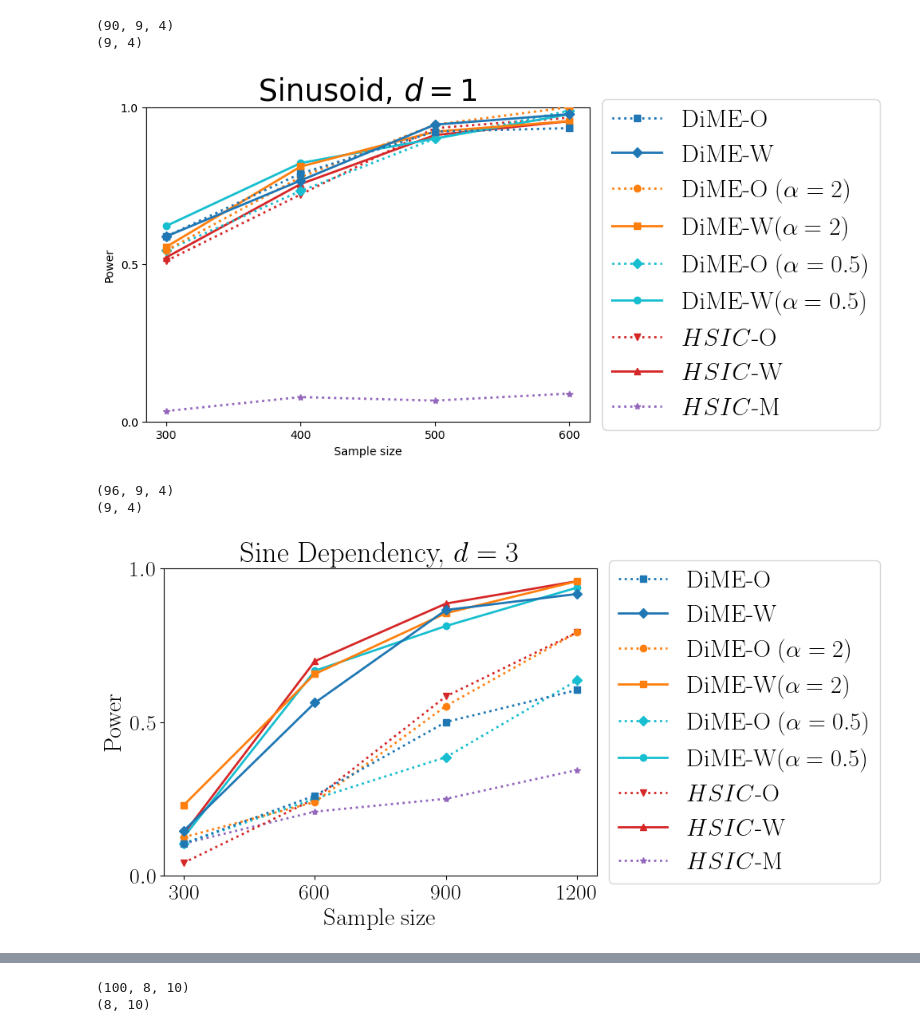
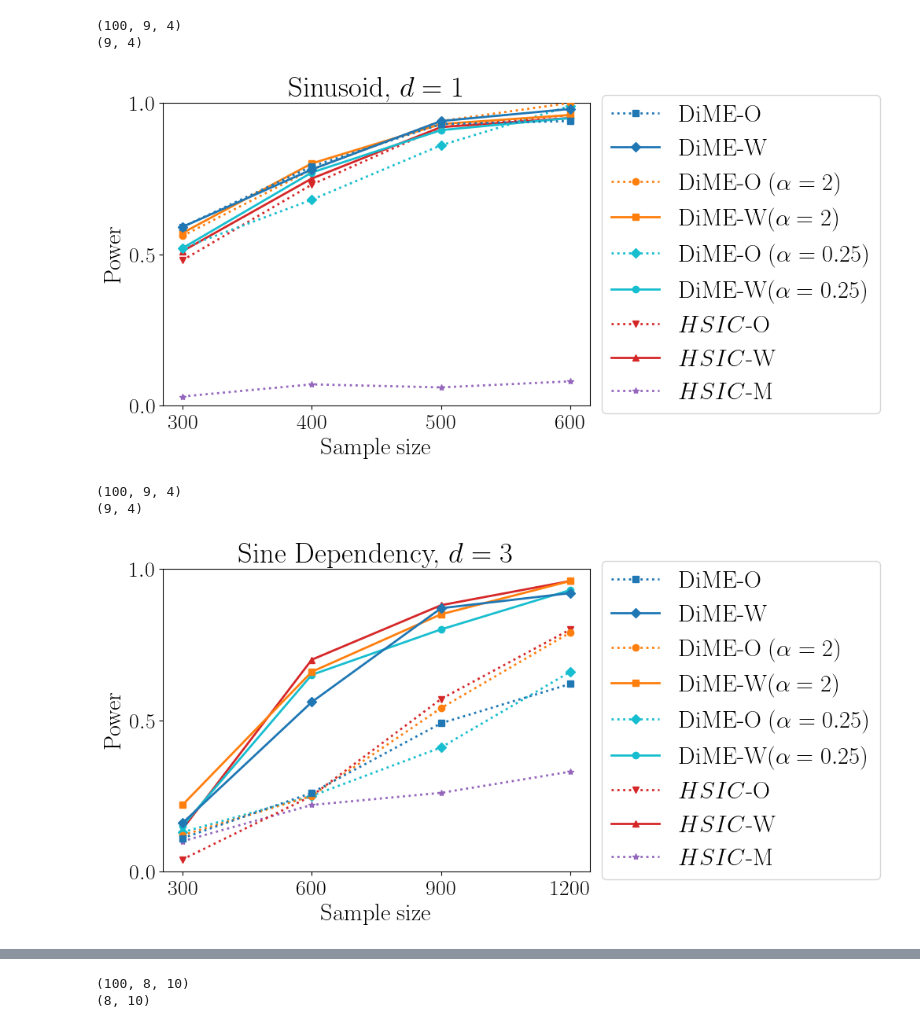
Before and after one commit to KeiderHoyos/IndependenceTestingDifferenceEntropies, a Jupyter notebook: plot_results.ipynb, the cells around one changed output, grey strips where cells are left out. Drawn from its saved outputs; the diff is of its cells as text; code cells hidden in the pictures.

```diff
--- a/plot_results.ipynb
+++ b/plot_results.ipynb
@@ -165,24 +165,24 @@ def load_results(file):
     return results
 # %%
 # load results
-results = load_results('results/sinusoid') # sinusoid_ep500_
+results = load_results('results/sinusoid_final') # sinusoid_ep500_
 print(results.shape)
 output = np.mean(results, axis=0)
 print(output.shape)
-labels = [r'DiME-O', r'DiME-W', r'DiME-O  ($\alpha = 2$)',r'DiME-W($\alpha = 2$)',r'DiME-O  ($\alpha = 0.5$)',r'DiME-W($\alpha = 0.5$)',r'$HSIC$-O', r'$HSIC$-W',  r'$HSIC$-M']
+labels = [r'DiME-O', r'DiME-W', r'DiME-O  ($\alpha = 2$)',r'DiME-W($\alpha = 2$)',r'DiME-O  ($\alpha = 0.25$)',r'DiME-W($\alpha = 0.25$)',r'$HSIC$-O', r'$HSIC$-W',  r'$HSIC$-M']
 sample_sizes = (300, 400,500,600)
 # reorder the last 3 results
 output_sinusoid = np.concatenate((output[:6], output[-2:], output[6:7])) # reordering the results for easier coloring
 # plot results
 fig, ax = plt.subplots(1,1, figsize=(7, 5))
 sinusoid = plot_results(output_sinusoid, sample_sizes, labels, xlabel='Sample size', ylabel='Power', xticks=sample_sizes, ax=ax, title=r'Sinusoid, $d=1$', legend = True)
 # %% [output]
-(90, 9, 4)
+(100, 9, 4)
 (9, 4)
-[figure, old version]
+[figure, new version]
 # %%
 # load results
-results = load_results('results/sine_dependence') # _ep500_
+results = load_results('results/sine_dependence_final') # _ep500_
 print(results.shape)
 output = np.mean(results, axis=0)
 print(output.shape)
@@ -193,8 +193,8 @@ output_sine = np.concatenate((output[:6], output[-2:], output[6:7])) # reorderin
 fig, ax = plt.subplots(1,1, figsize=(7, 5))
 sine = plot_results(output_sine, sample_sizes, labels, xlabel='Sample size', ylabel='Power', xticks=sample_sizes, ax=ax, title=r'Sine Dependency, $d=3$', legend = True)
 # %% [output]
-(96, 9, 4)
+(100, 9, 4)
 (9, 4)
-[figure, old version]
+[figure, new version]
 # %%
 # load results
```
Also changed, not shown: parts of 2 cells of this notebook, 1 other file.
